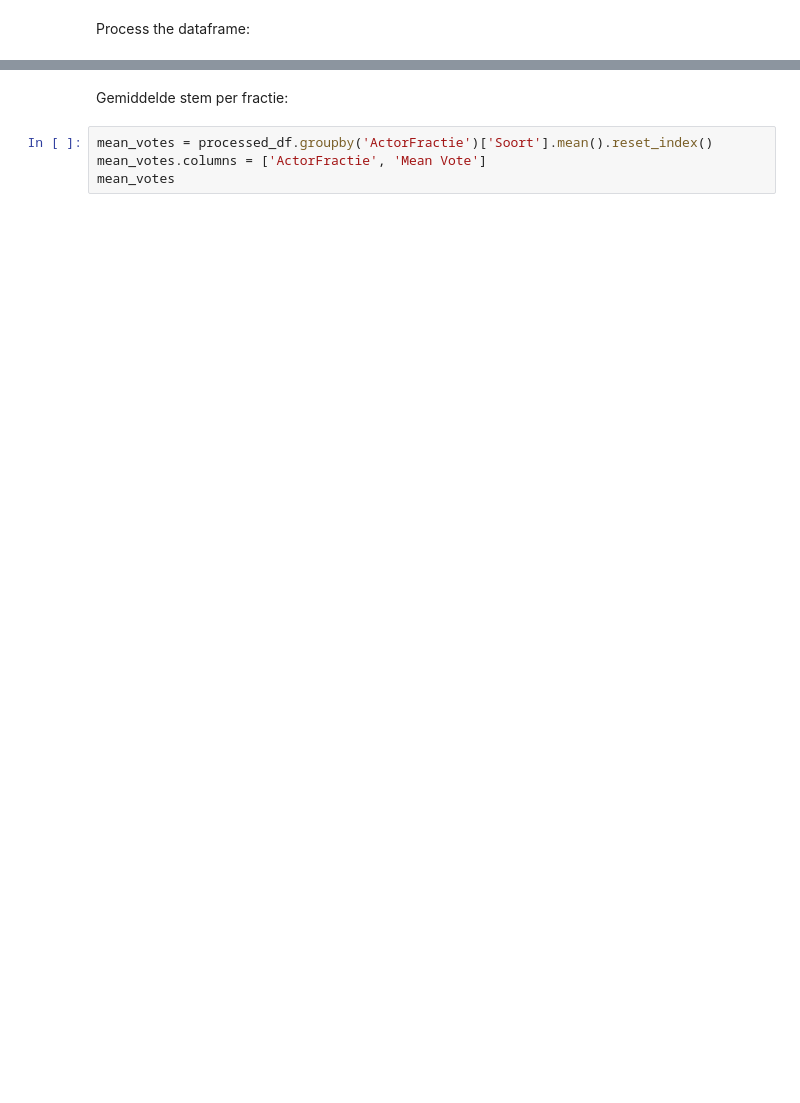
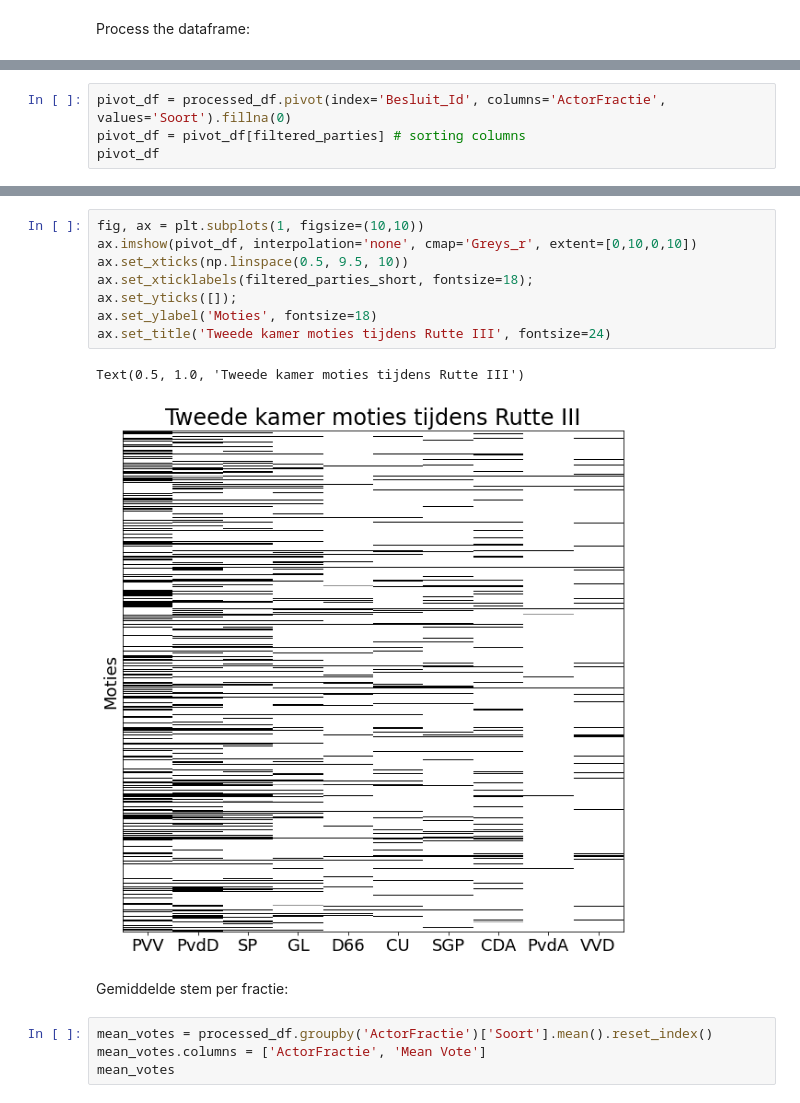
Before and after one commit to olivierwitteveen/dutch-parliament-max-ent, a Jupyter notebook: tk_stemming.ipynb, the cells around one changed output, grey strips where cells are left out. Saved outputs shown, nothing was run; the diff lists cells and outputs as text; blank space fills up the shorter version.

```diff
--- a/tk_stemming.ipynb
+++ b/tk_stemming.ipynb
@@ -134,0 +145,4 @@ processed_df
+# %%
+pivot_df = processed_df.pivot(index='Besluit_Id', columns='ActorFractie', values='Soort').fillna(0)
+pivot_df = pivot_df[filtered_parties] # sorting columns
+pivot_df
@@ -135,3 +164,14 @@ processed_df
+# %%
+fig, ax = plt.subplots(1, figsize=(10,10))
+ax.imshow(pivot_df, interpolation='none', cmap='Greys_r', extent=[0,10,0,10])
+ax.set_xticks(np.linspace(0.5, 9.5, 10))
+ax.set_xticklabels(filtered_parties_short, fontsize=18);
+ax.set_yticks([]);
+ax.set_ylabel('Moties', fontsize=18)
+ax.set_title('Tweede kamer moties tijdens Rutte III', fontsize=24)
+# %% [output]
+Text(0.5, 1.0, 'Tweede kamer moties tijdens Rutte III')
+[figure, added]
 # %% [markdown]
 Gemiddelde stem per fractie:
 # %%
```
Also changed, not shown: parts of 24 cells of this notebook.
